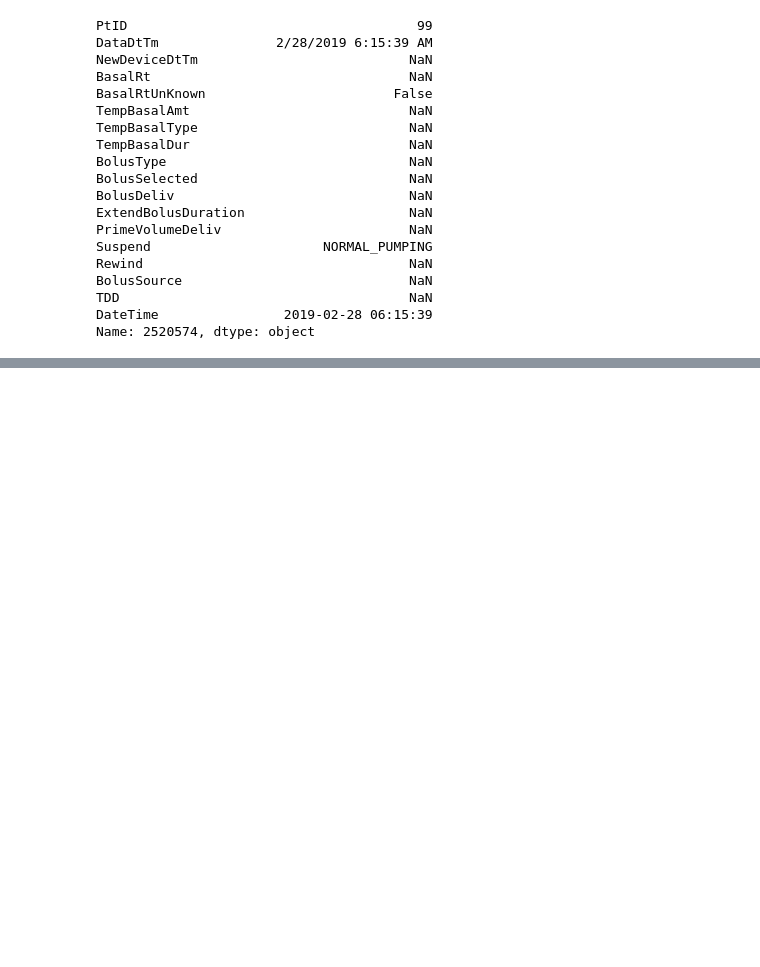
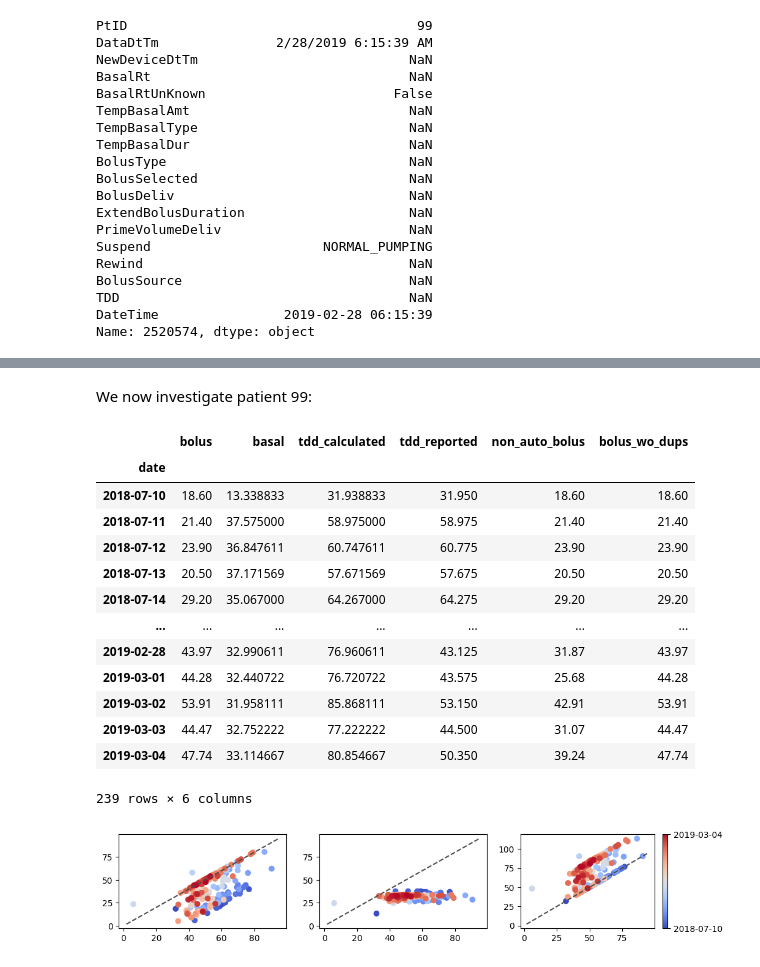
Before and after one commit to nudgebg/egvinsulin, a Jupyter notebook: notebooks/understand-flair-dataset/2024-07-12 - Understanding TDD Discrepancies in Flair Data.ipynb, the cells around one changed output, grey strips where cells are left out. Cells and saved outputs as stored; diff of their text form; code cells hidden in the pictures; blank space fills up the shorter version.

```diff
--- a/notebooks/understand-flair-dataset/2024-07-12 - Understanding TDD Discrepancies in Flair Data.ipynb
+++ b/notebooks/understand-flair-dataset/2024-07-12 - Understanding TDD Discrepancies in Flair Data.ipynb
@@ -225,0 +390,38 @@ Name: 2520574, dtype: object
+# %% [markdown]
+We now investigate patient 99:
+# %%
+f, AX = plt.subplots(1,3, figsize=(12, 2))
+temp = TDDs.loc['99']
+display(temp)
+
+#scatter plot tdd_calcualted vs tdd_extracted for this patient
+AX[0].scatter(x=temp.tdd_reported, y=temp.bolus_wo_dups, c=range(len(TDDs.loc['99'])), cmap='coolwarm', marker='o')
+AX[1].scatter(x=temp.tdd_reported, y=temp.basal, c=range(len(TDDs.loc['99'])), cmap='coolwarm', marker='o')
+AX[2].scatter(x=temp.tdd_reported, y=temp.bolus_wo_dups+temp.basal, c=range(len(TDDs.loc['99'])), cmap='coolwarm', marker='o')
+
+#add unity line with limits to the limits of the current axis
+AX[0].plot(AX[0].get_xlim(), AX[0].get_xlim(), ls="--", c=".3")
+AX[1].plot(AX[1].get_xlim(), AX[1].get_xlim(), ls="--", c=".3")
+AX[2].plot(AX[2].get_xlim(), AX[2].get_xlim(), ls="--", c=".3")
+#add a heatmap of the colors that we used for scatter plotting
+# Add a heatmap of the colors that we used for scatter plotting
+sm = plt.cm.ScalarMappable(cmap='coolwarm', norm=plt.Normalize(vmin=0, vmax=len(TDDs.loc['99'])))
+cbar = plt.colorbar(sm)
+cbar.set_ticks([0, len(TDDs.loc['99'])])  # Set ticks to start and end
+cbar.set_ticklabels([TDDs.loc['99'].index.min(), TDDs.loc['99'].index.max()])  # Set tick labels to start and end dates
+# %% [output]
+|  | bolus | basal | tdd_calculated | tdd_reported | non_auto_bolus | bolus_wo_dups |
+| date |  |  |  |  |  |  |
+| 2018-07-10 | 18.60 | 13.338833 | 31.938833 | 31.950 | 18.60 | 18.60 |
+| 2018-07-11 | 21.40 | 37.575000 | 58.975000 | 58.975 | 21.40 | 21.40 |
+| 2018-07-12 | 23.90 | 36.847611 | 60.747611 | 60.775 | 23.90 | 23.90 |
+| 2018-07-13 | 20.50 | 37.171569 | 57.671569 | 57.675 | 20.50 | 20.50 |
+| 2018-07-14 | 29.20 | 35.067000 | 64.267000 | 64.275 | 29.20 | 29.20 |
+| ... | ... | ... | ... | ... | ... | ... |
+| 2019-02-28 | 43.97 | 32.990611 | 76.960611 | 43.125 | 31.87 | 43.97 |
+| 2019-03-01 | 44.28 | 32.440722 | 76.720722 | 43.575 | 25.68 | 44.28 |
+| 2019-03-02 | 53.91 | 31.958111 | 85.868111 | 53.150 | 42.91 | 53.91 |
+| 2019-03-03 | 44.47 | 32.752222 | 77.222222 | 44.500 | 31.07 | 44.47 |
+| 2019-03-04 | 47.74 | 33.114667 | 80.854667 | 50.350 | 39.24 | 47.74 |
+239 rows × 6 columns
+[figure, added]
```
Also changed, not shown: parts of 16 cells of this notebook.
